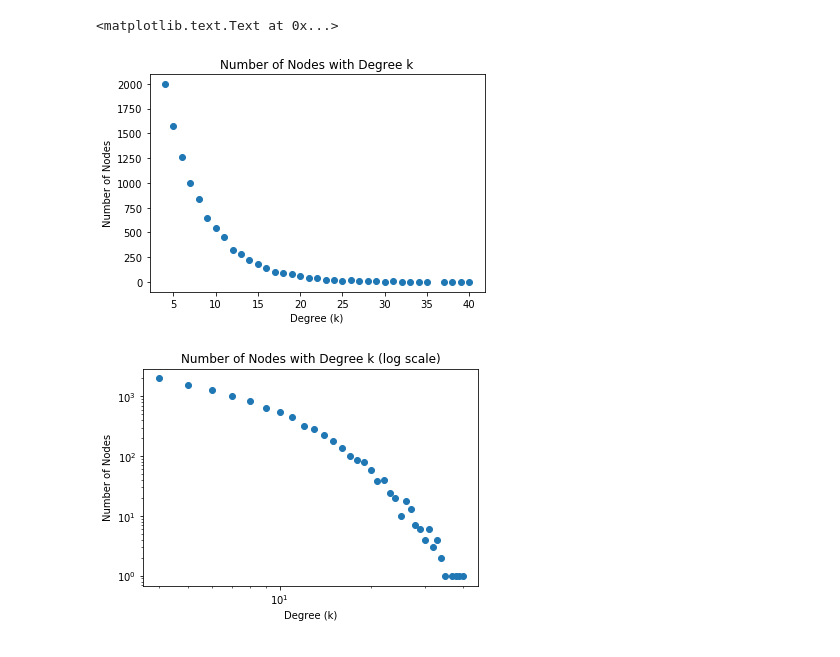
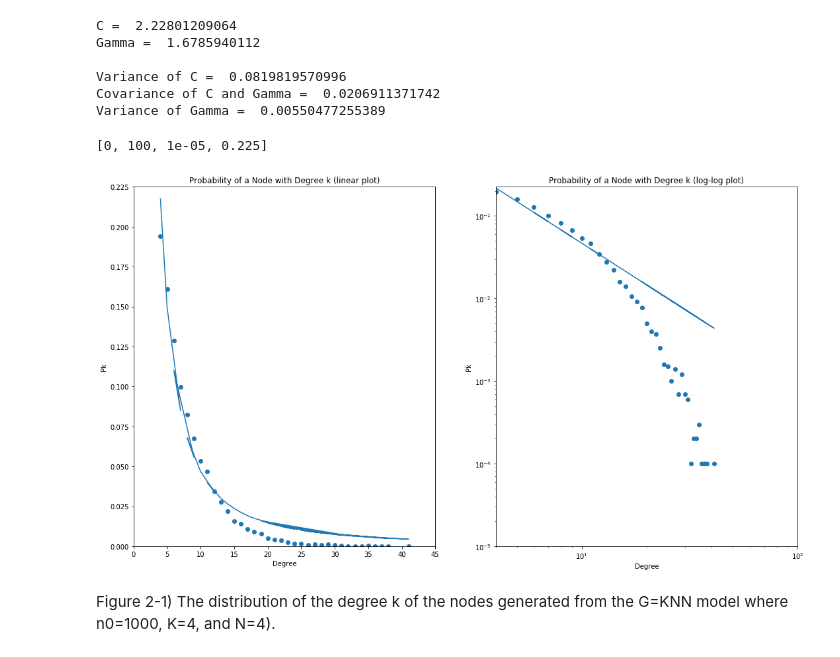
Before and after one commit to NicholasAKovacs/CS7280_NetSci, a Jupyter notebook: Homework2/Homework2_Problem3.ipynb, the cells around one changed output. Drawn from its saved outputs; the diff is of its cells as text; code cells hidden in the pictures.

```diff
--- a/Homework2/Homework2_Problem3.ipynb
+++ b/Homework2/Homework2_Problem3.ipynb
@@ -78,20 +85,49 @@ Wall time: 2min 48s
 # %%
 prob2_degree = prob2.degree()
 prob2_degree_count = Counter(prob2_degree.values())
-# %%
-plt.scatter(prob2_degree_count.keys(), prob2_degree_count.values())
-plt.title('Number of Nodes with Degree k')
-plt.xlabel('Degree (k)')
-plt.ylabel('Number of Nodes')
-# %% [output]
-<matplotlib.text.Text at 0x...>
-[figure, removed]
-# %%
-plt.scatter(prob2_degree_count.keys(), prob2_degree_count.values())
-plt.title('Number of Nodes with Degree k (log scale)')
-plt.xlabel('Degree (k)')
-plt.ylabel('Number of Nodes')
-plt.xscale('log')
-plt.yscale('log')
-# %% [output]
-[figure, removed]
+# %%
+k = list(prob2_degree_count.keys())
+N = list(prob2_degree_count.values())
+Pk = [x / 10000. for x in prob2_degree_count.values()]
+# %%
+def func_powerlaw(k, C, gamma):
+    return C * (k**(-gamma))
+# %%
+popt, pcov = curve_fit(func_powerlaw, k, Pk)#, bounds=([-100,0], [100,1]))
+print("C = ", popt[0],
+      "\nGamma = ", popt[1],"\n")
+print("Variance of C = ", pcov[0][0],
+      "\nCovariance of C and Gamma = ", pcov[0][1],
+      "\nVariance of Gamma = ", pcov[1][1])
+# %% [output]
+C =  2.22801209064
+Gamma =  1.6785940112
+
+Variance of C =  0.0819819570996
+Covariance of C and Gamma =  0.0206911371742
+Variance of Gamma =  0.00550477255389
+# %%
+plt.figure(figsize=(18, 10))
+
+plt.subplot(121)
+plt.scatter(k, Pk)
+plt.title('Probability of a Node with Degree k (linear plot)')
+plt.xlabel('Degree')
+plt.ylabel('Pk')
+plt.plot(k, func_powerlaw(k, popt[0], popt[1]))
+plt.axis([0, 45, 0, 0.225])
+
+plt.subplot(122)
+plt.scatter(k, Pk)
+plt.title('Probability of a Node with Degree k (log-log plot)')
+plt.xlabel('Degree')
+plt.ylabel('Pk')
+plt.xscale('log')
+plt.yscale('log')
+plt.plot(k, func_powerlaw(k, popt[0], popt[1]), label='fit')
+plt.axis([0, 100, 1e-05, 2.25e-01])
+# %% [output]
+[0, 100, 1e-05, 0.225]
+[figure, added]
+# %% [markdown]
+Figure 2-1) The distribution of the degree k of the nodes generated from the G=KNN model where n0=1000, K=4, and N=4).
```
Also changed, not shown: parts of 12 cells of this notebook.
